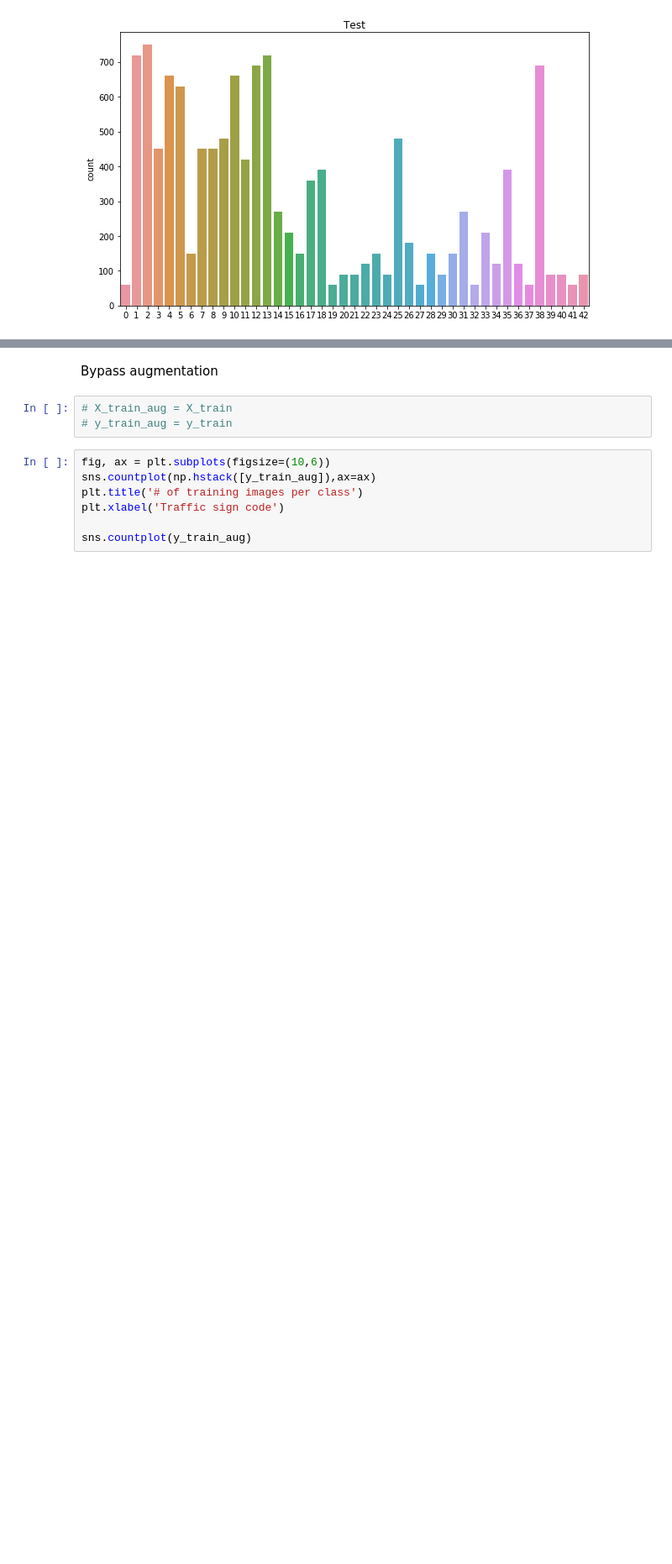
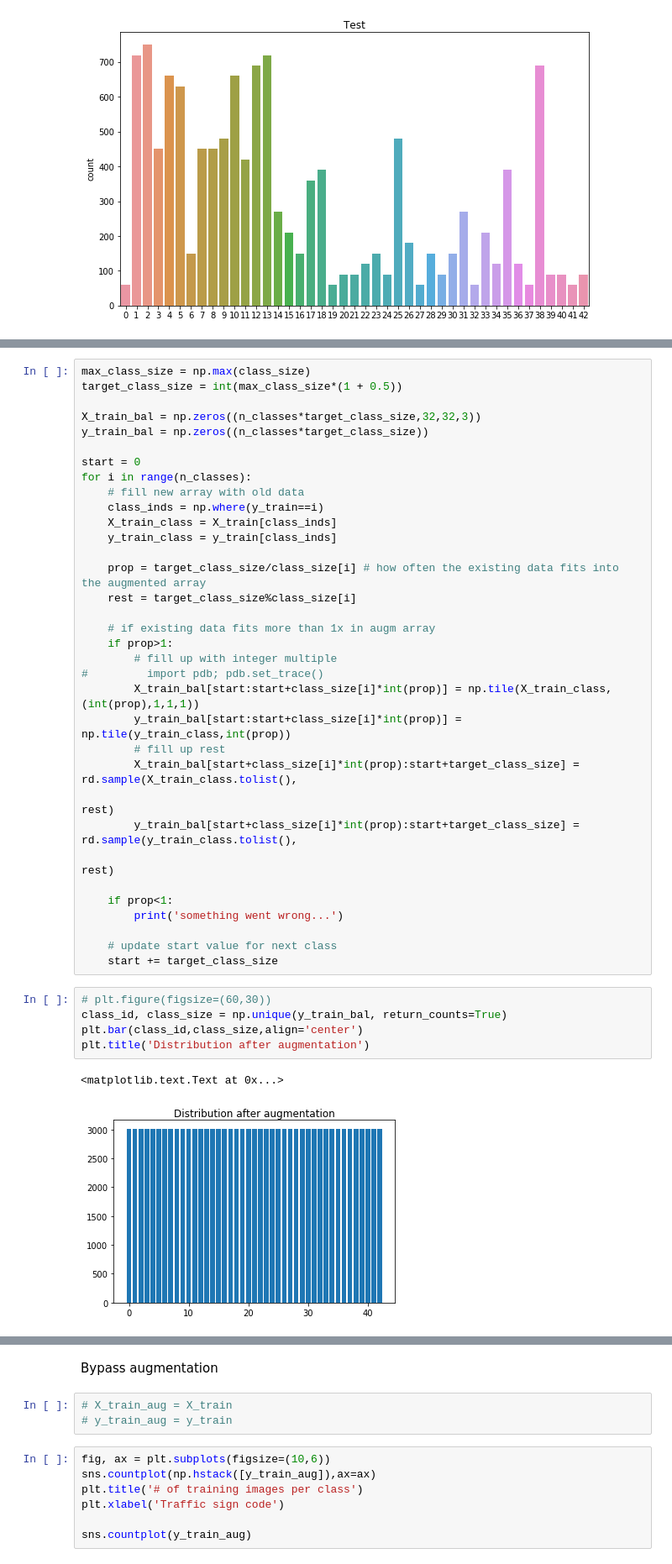
Before and after one commit to fstahl1/traffic-sign-classifier, a Jupyter notebook: Traffic_Sign_Classifier.ipynb, the cells around one changed output, grey strips where cells are left out. Shown at 84% size. Cells and saved outputs as stored; diff of their text form; blank space fills up the shorter version.

```diff
--- a/Traffic_Sign_Classifier.ipynb
+++ b/Traffic_Sign_Classifier.ipynb
@@ -160,3 +191,45 @@ Augment data
+# %%
+max_class_size = np.max(class_size)
+target_class_size = int(max_class_size*(1 + 0.5))
+
+X_train_bal = np.zeros((n_classes*target_class_size,32,32,3))
+y_train_bal = np.zeros((n_classes*target_class_size))
+
+start = 0
+for i in range(n_classes):
+    # fill new array with old data
+    class_inds = np.where(y_train==i)
+    X_train_class = X_train[class_inds]
+    y_train_class = y_train[class_inds]
+
+    prop = target_class_size/class_size[i] # how often the existing data fits into the augmented array
+    rest = target_class_size%class_size[i]
+
+    # if existing data fits more than 1x in augm array
+    if prop>1:
+        # fill up with integer multiple
+#         import pdb; pdb.set_trace()
+        X_train_bal[start:start+class_size[i]*int(prop)] = np.tile(X_train_class,(int(prop),1,1,1))
+        y_train_bal[start:start+class_size[i]*int(prop)] = np.tile(y_train_class,int(prop))
+        # fill up rest
+        X_train_bal[start+class_size[i]*int(prop):start+target_class_size] = rd.sample(X_train_class.tolist(),
+                                                                                            rest)
+        y_train_bal[start+class_size[i]*int(prop):start+target_class_size] = rd.sample(y_train_class.tolist(),
+                                                                                            rest)
+
+    if prop<1:
+        print('something went wrong...')
+
+    # update start value for next class
+    start += target_class_size
+# %%
+# plt.figure(figsize=(60,30))
+class_id, class_size = np.unique(y_train_bal, return_counts=True)
+plt.bar(class_id,class_size,align='center')
+plt.title('Distribution after augmentation')
+# %% [output]
+<matplotlib.text.Text at 0x...>
+[figure, added]
 # %%
 # https://github.com/viadanna/sdc-traffic-sign-classifier
 
```
Also changed, not shown: parts of 22 cells of this notebook.
